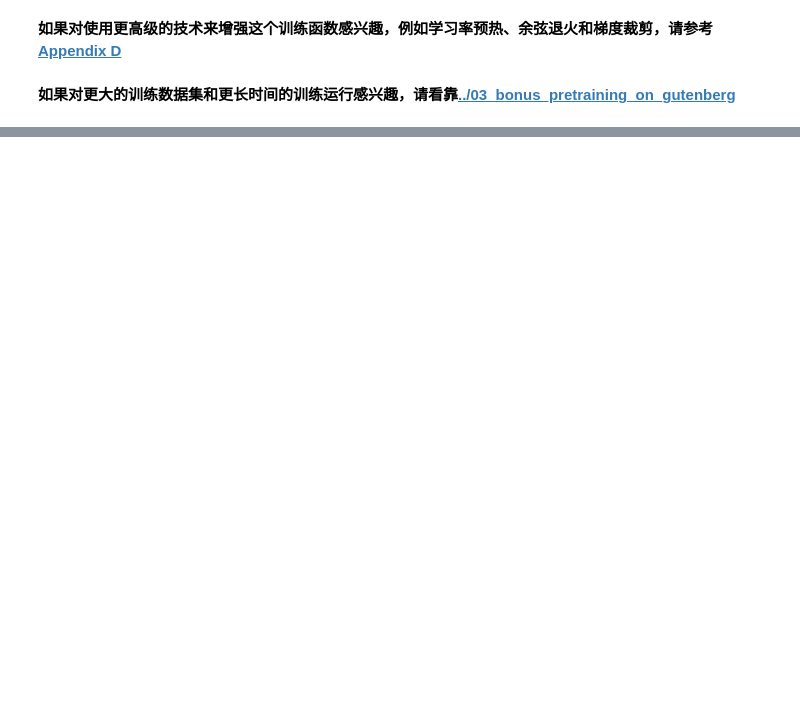
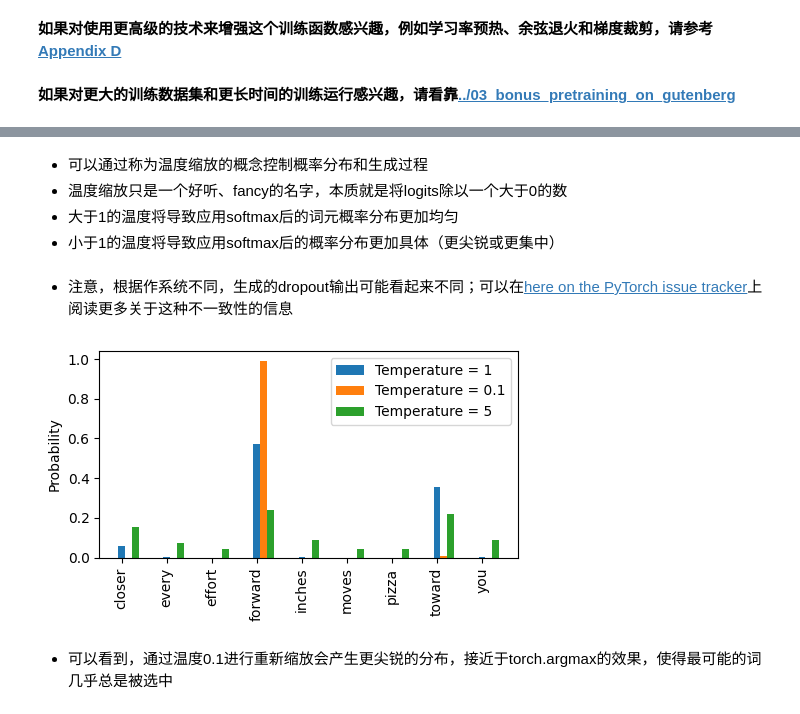
Before and after one commit to ZZfive/LLMs-from-scratch-bias, a Jupyter notebook: ch05/01_main-chapter-code/ch05.ipynb, the cells around one changed output, grey strips where cells are left out. Saved outputs shown, nothing was run; the diff lists cells and outputs as text; code cells hidden in the pictures; blank space fills up the shorter version.

```diff
--- a/ch05/01_main-chapter-code/ch05.ipynb
+++ b/ch05/01_main-chapter-code/ch05.ipynb
@@ -648,0 +742,39 @@ plot_losses(epochs_tensor, tokens_seen, train_losses, val_losses)
+# %% [markdown]
+- 可以通过称为温度缩放的概念控制概率分布和生成过程
+- 温度缩放只是一个好听、fancy的名字，本质就是将logits除以一个大于0的数
+- 大于1的温度将导致应用softmax后的词元概率分布更加均匀
+- 小于1的温度将导致应用softmax后的概率分布更加具体（更尖锐或更集中）
+# %% [markdown]
+- 注意，根据作系统不同，生成的dropout输出可能看起来不同；可以在[here on the PyTorch issue tracker](https://github.com/pytorch/pytorch/issues/121595)上阅读更多关于这种不一致性的信息
+# %%
+def softmax_with_temperature(logits: torch.Tensor, temperature: float) -> torch.Tensor:
+    scaled_logits = logits / temperature
+    return torch.softmax(scaled_logits, dim=0)
+
+
+# 测试的温度值列表
+temperatures = [1, 0.1, 5]
+
+# 计算scaled probabilities
+scaled_probas = [softmax_with_temperature(next_token_logits, T) for T in temperatures]
+# %%
+# Plotting
+x = torch.arange(len(vocab))
+bar_width = 0.15
+
+fig, ax = plt.subplots(figsize=(5, 3))
+for i, T in enumerate(temperatures):
+    rects = ax.bar(x + i * bar_width, scaled_probas[i], bar_width, label=f'Temperature = {T}')
+
+ax.set_ylabel('Probability')
+ax.set_xticks(x)
+ax.set_xticklabels(vocab.keys(), rotation=90)
+ax.legend()
+
+plt.tight_layout()
+plt.savefig("temperature-plot.pdf")
+plt.show()
+# %% [output]
+[figure, added]
+# %% [markdown]
+- 可以看到，通过温度0.1进行重新缩放会产生更尖锐的分布，接近于torch.argmax的效果，使得最可能的词几乎总是被选中
```
Also changed, not shown: parts of 51 cells of this notebook, 2 other files.
